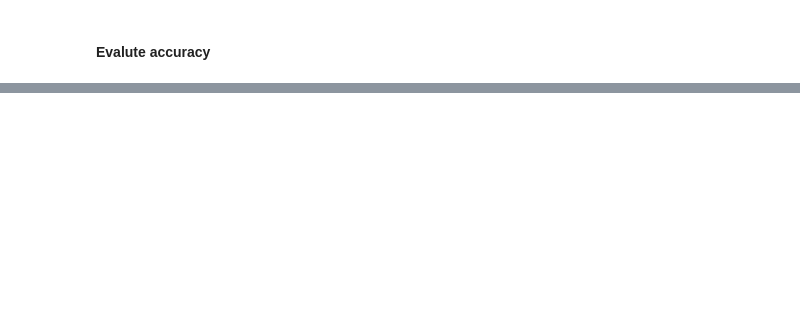
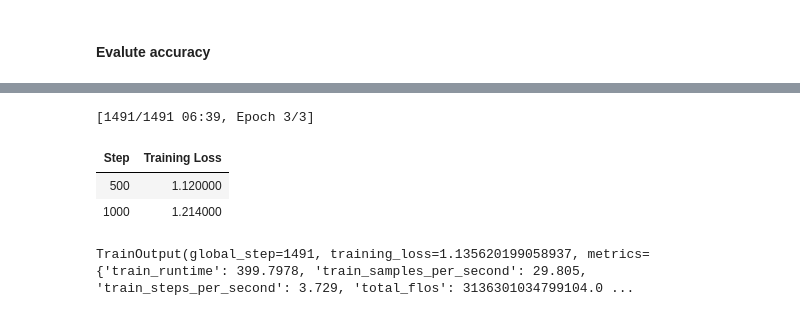
Before and after one commit to Schoggi-Mimi/nlp-project-2025, a Jupyter notebook: notebooks/03_prediction_model.ipynb, the cells around one changed output, grey strips where cells are left out. Drawn from its saved outputs; the diff is of its cells as text; code cells hidden in the pictures; blank space fills up the shorter version.

```diff
--- a/notebooks/03_prediction_model.ipynb
+++ b/notebooks/03_prediction_model.ipynb
@@ -308,0 +388,41 @@ trainer.evaluate(eval_dataset=final_df_tokenized["test"])
+# %%
+# custom loss
+from torch import nn
+
+loss = nn.CrossEntropyLoss()
+def nll_loss(logits, labels):
+    return loss(logits, labels)
+
+# subclass trainer
+class CustomTrainer(Trainer):
+    def compute_loss(self, model, inputs, return_outputs=False,**kwargs):
+        labels = inputs.pop("labels")
+        outputs = model(**inputs)
+        logits = outputs.logits
+        loss = nll_loss(logits, labels)
+
+        return (loss, outputs) if return_outputs else loss
+# %%
+# This code is adapted from : https://huggingface.co/transformers/v4.2.2/training.html?utm_source=chatgpt.com
+from transformers import Trainer
+from transformers import DataCollatorWithPadding
+
+data_collator = DataCollatorWithPadding(tokenizer=tokenizer)
+
+trainer = CustomTrainer(
+    model=model,                         # the instantiated 🤗 Transformers model to be trained
+    args=training_args,                  # training arguments, defined above
+    train_dataset=final_df_tokenized["train"],         # training dataset
+    eval_dataset= final_df_tokenized["test"],          # evaluation dataset
+    data_collator=data_collator, # allows dynamical padding --> every batch will have the same lenghts, which is max_length of this batch
+    compute_metrics=compute_metrics # added to return f1
+
+)
+
+trainer.train()
+# %% [output]
+[1491/1491 06:39, Epoch 3/3]
+| Step | Training Loss |
+| 500 | 1.120000 |
+| 1000 | 1.214000 |
+TrainOutput(global_step=1491, training_loss=1.135620199058937, metrics={'train_runtime': 399.7978, 'train_samples_per_second': 29.805, 'train_steps_per_second': 3.729, 'total_flos': 3136301034799104.0 ...
```
Also changed, not shown: parts of 12 cells of this notebook.
